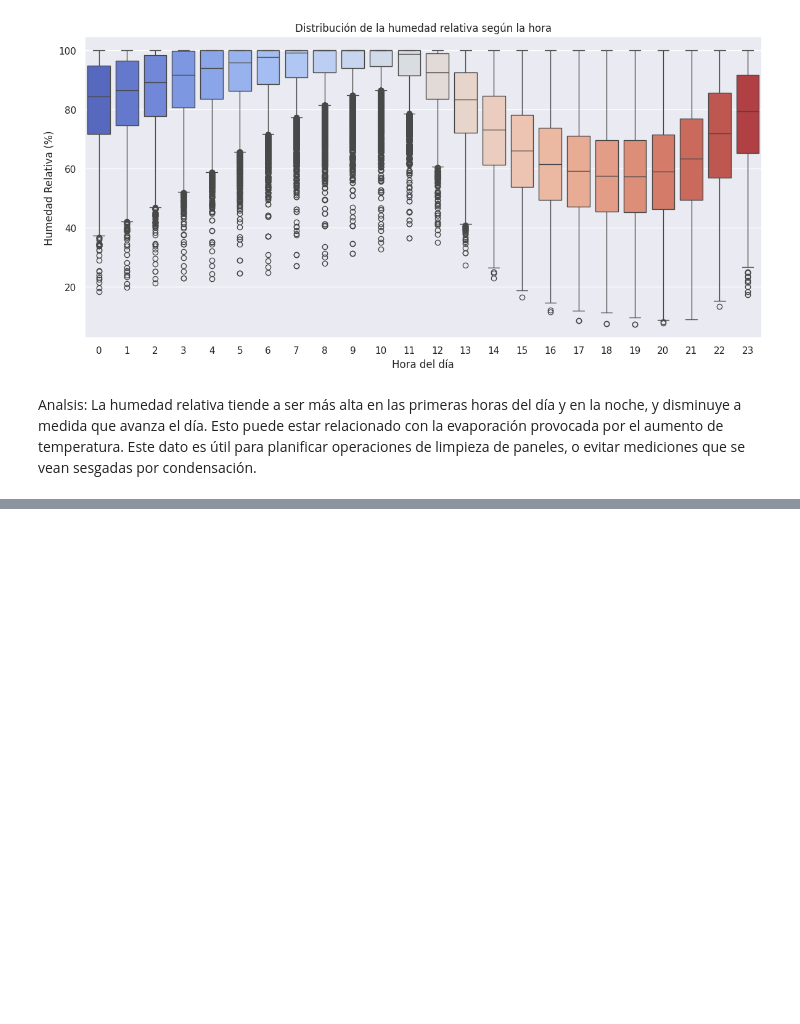
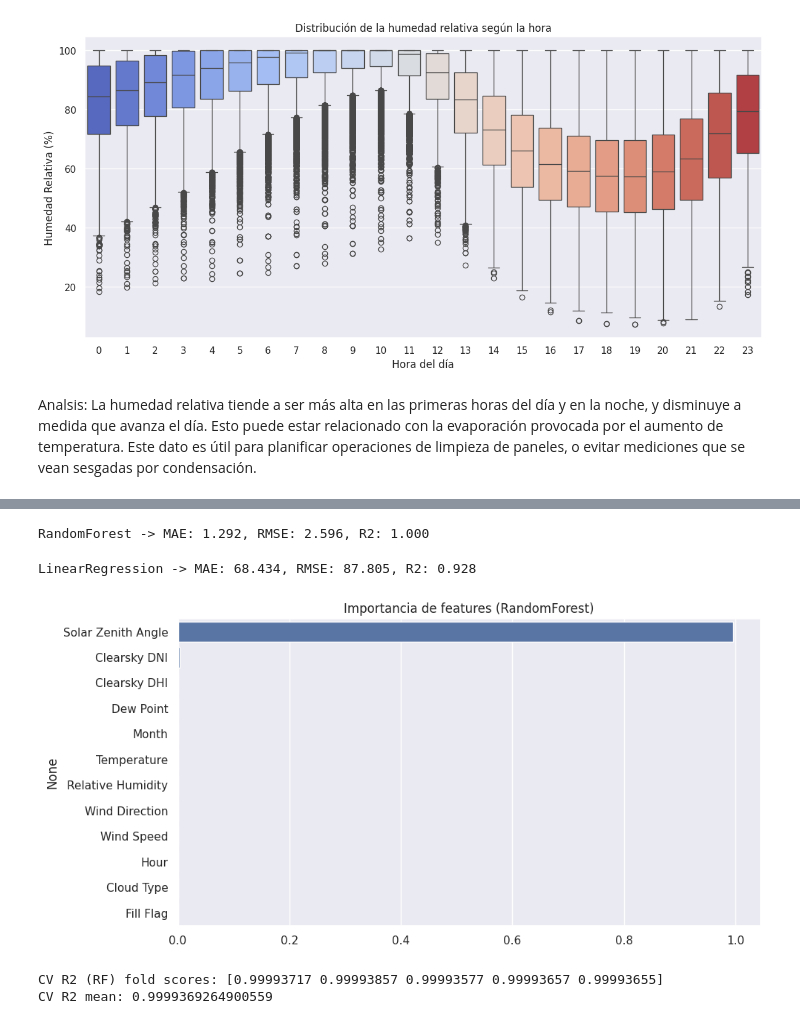
Before and after one commit to Pelado91/Proyecto-Data-Science-II, a Jupyter notebook: Generacion_Solar_Metzler.ipynb, the cells around one changed output, grey strips where cells are left out. Saved outputs shown, nothing was run; the diff lists cells and outputs as text; code cells hidden in the pictures; blank space fills up the shorter version.

```diff
--- a/Generacion_Solar_Metzler.ipynb
+++ b/Generacion_Solar_Metzler.ipynb
@@ -369,0 +287,28 @@ R2: 0.9999999657725462
+# %%
+from sklearn.feature_selection import mutual_info_regression
+from sklearn.feature_selection import RFECV
+from sklearn.linear_model import LinearRegression
+from sklearn.model_selection import KFold
+import pandas as pd
+
+
+mi = mutual_info_regression(X_imputed, y, random_state=42)
+mi_series = pd.Series(mi, index=X_imputed.columns).sort_values(ascending=False)
+display(mi_series.head(20))
+
+
+top_k = min(12, len(mi_series))
+top_mi = mi_series.head(top_k).index.tolist()
+print("Top MI:", top_mi)
+
+# B) RFECV
+rfecv = RFECV(estimator=LinearRegression(), step=1, cv=KFold(n_splits=5, shuffle=True, random_state=42))
+rfecv.fit(X_imputed, y)
+sel_rfecv = X_imputed.columns[rfecv.support_].tolist()
+print("Seleccionadas por RFECV:", sel_rfecv)
+
+# Intersección
+selected = sorted(list(set(top_mi).intersection(set(sel_rfecv))))
+if len(selected) < max(5, len(top_mi)//3):
+    selected = top_mi
+print("Features finales seleccionadas:", selected)
@@ -369,0 +338,3 @@ R2: 0.9999999657725462
+# %%
+X_selected = X_imputed[selected].copy()
+X_selected.shape, X_selected.head()
@@ -369,0 +370,47 @@ R2: 0.9999999657725462
+# %%
+from sklearn.metrics import mean_squared_error
+import numpy as np
+
+mae_rf = mean_absolute_error(y_test, pred_rf)
+rmse_rf = np.sqrt(mean_squared_error(y_test, pred_rf))  # √MSE = RMSE
+r2_rf = r2_score(y_test, pred_rf)
+
+print("RandomForest -> MAE: {:.3f}, RMSE: {:.3f}, R2: {:.3f}".format(mae_rf, rmse_rf, r2_rf))
+# %% [output]
+RandomForest -> MAE: 1.292, RMSE: 2.596, R2: 1.000
+# %%
+from sklearn.linear_model import LinearRegression
+from sklearn.metrics import mean_absolute_error, mean_squared_error, r2_score
+import numpy as np
+
+pipe_lr = Pipeline([('impute', SimpleImputer(strategy='median')), ('lr', LinearRegression())])
+pipe_lr.fit(X_train, y_train)
+pred_lr = pipe_lr.predict(X_test)
+
+mae_lr = mean_absolute_error(y_test, pred_lr)
+rmse_lr = np.sqrt(mean_squared_error(y_test, pred_lr))  # acá definís rmse_lr
+r2_lr = r2_score(y_test, pred_lr)
+
+print("LinearRegression -> MAE: {:.3f}, RMSE: {:.3f}, R2: {:.3f}".format(mae_lr, rmse_lr, r2_lr))
+# %% [output]
+LinearRegression -> MAE: 68.434, RMSE: 87.805, R2: 0.928
+# %%
+rf_model = pipe_rf.named_steps['rf']
+importances = pd.Series(rf_model.feature_importances_, index=X_selected.columns).sort_values(ascending=False)
+plt.figure(figsize=(10,5))
+sns.barplot(x=importances.values, y=importances.index)
+plt.title("Importancia de features (RandomForest)")
+plt.tight_layout()
+plt.show()
+# %% [output]
+[figure, added]
+# %%
+from sklearn.model_selection import cross_val_score, KFold
+kf = KFold(n_splits=5, shuffle=True, random_state=42)
+
+scores = cross_val_score(pipe_rf, X_selected, y, cv=kf, scoring='r2', n_jobs=-1)
+print("CV R2 (RF) fold scores:", scores)
+print("CV R2 mean:", scores.mean())
+# %% [output]
+CV R2 (RF) fold scores: [0.99993717 0.99993857 0.99993577 0.99993657 0.99993655]
+CV R2 mean: 0.9999369264900559
```
Also changed, not shown: parts of 13 cells of this notebook.
